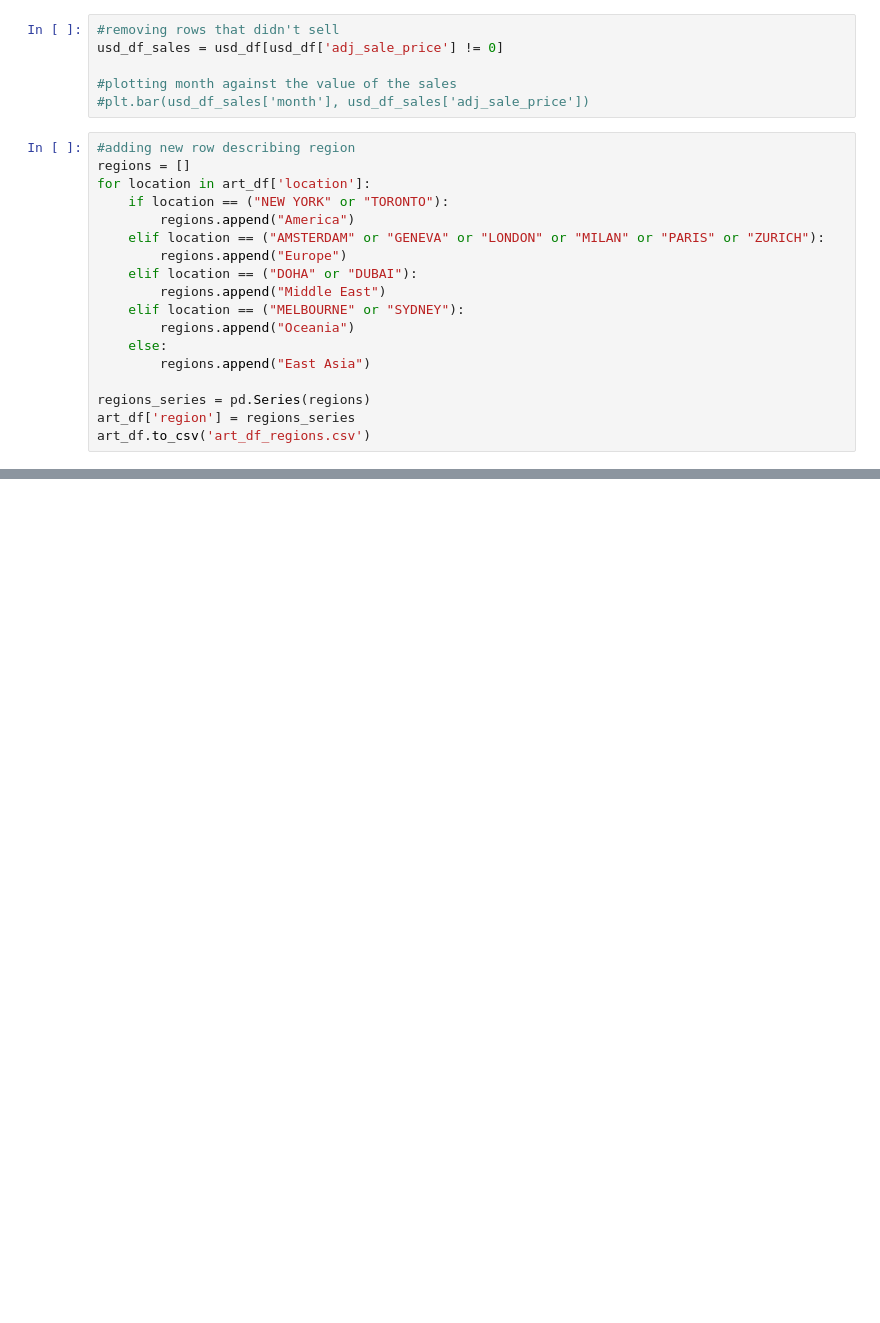
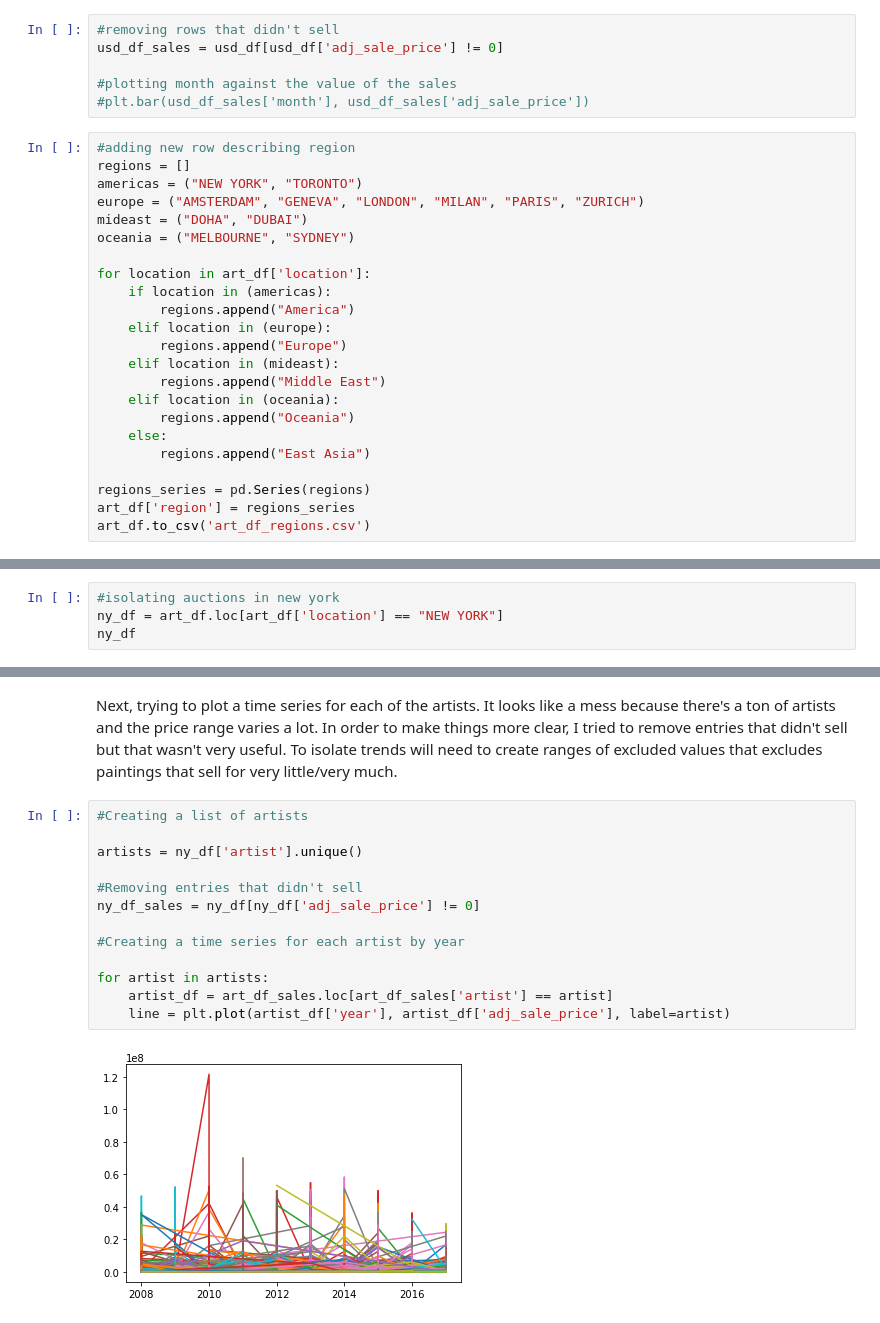
Before and after one commit to alchemicHen/art_project_november, a Jupyter notebook: art_eda.ipynb, the cells around one changed output, grey strips where cells are left out. Drawn from its saved outputs; the diff is of its cells as text; blank space fills up the shorter version.

Commit message:
fixed regions, started analysis on new york market

```diff
--- a/art_eda.ipynb
+++ b/art_eda.ipynb
@@ -65,14 +44,19 @@ usd_df_sales = usd_df[usd_df['adj_sale_price'] != 0]
 # %%
 #adding new row describing region
 regions = []
+americas = ("NEW YORK", "TORONTO")
+europe = ("AMSTERDAM", "GENEVA", "LONDON", "MILAN", "PARIS", "ZURICH")
+mideast = ("DOHA", "DUBAI")
+oceania = ("MELBOURNE", "SYDNEY")
+
 for location in art_df['location']:
-    if location == ("NEW YORK" or "TORONTO"):
+    if location in (americas):
         regions.append("America")
-    elif location == ("AMSTERDAM" or "GENEVA" or "LONDON" or "MILAN" or "PARIS" or "ZURICH"):
+    elif location in (europe):
         regions.append("Europe")
-    elif location == ("DOHA" or "DUBAI"):
+    elif location in (mideast):
         regions.append("Middle East")
-    elif location == ("MELBOURNE" or "SYDNEY"):
+    elif location in (oceania):
         regions.append("Oceania")
     else:
         regions.append("East Asia")
@@ -82,0 +76,4 @@ art_df.to_csv('art_df_regions.csv')
+# %%
+#isolating auctions in new york
+ny_df = art_df.loc[art_df['location'] == "NEW YORK"]
+ny_df
@@ -82,0 +94,17 @@ art_df.to_csv('art_df_regions.csv')
+# %% [markdown]
+Next, trying to plot a time series for each of the artists. It looks like a mess because there's a ton of artists and the price range varies a lot. In order to make things more clear, I tried to remove entries that didn't sell but that wasn't very useful. To isolate trends will need to create ranges of excluded values that excludes paintings that sell for very little/very much.
+# %%
+#Creating a list of artists
+
+artists = ny_df['artist'].unique()
+
+#Removing entries that didn't sell
+ny_df_sales = ny_df[ny_df['adj_sale_price'] != 0]
+
+#Creating a time series for each artist by year
+
+for artist in artists:
+    artist_df = art_df_sales.loc[art_df_sales['artist'] == artist]
+    line = plt.plot(artist_df['year'], artist_df['adj_sale_price'], label=artist)
+# %% [output]
+[figure, added]
```
Also changed, not shown: parts of 5 cells of this notebook, 1 other file.
